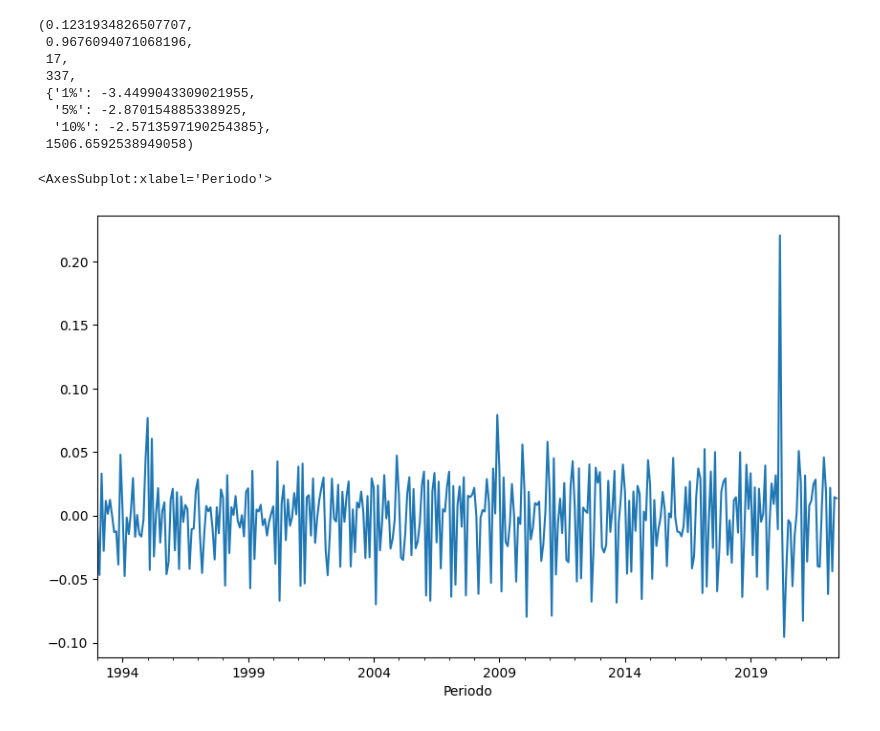
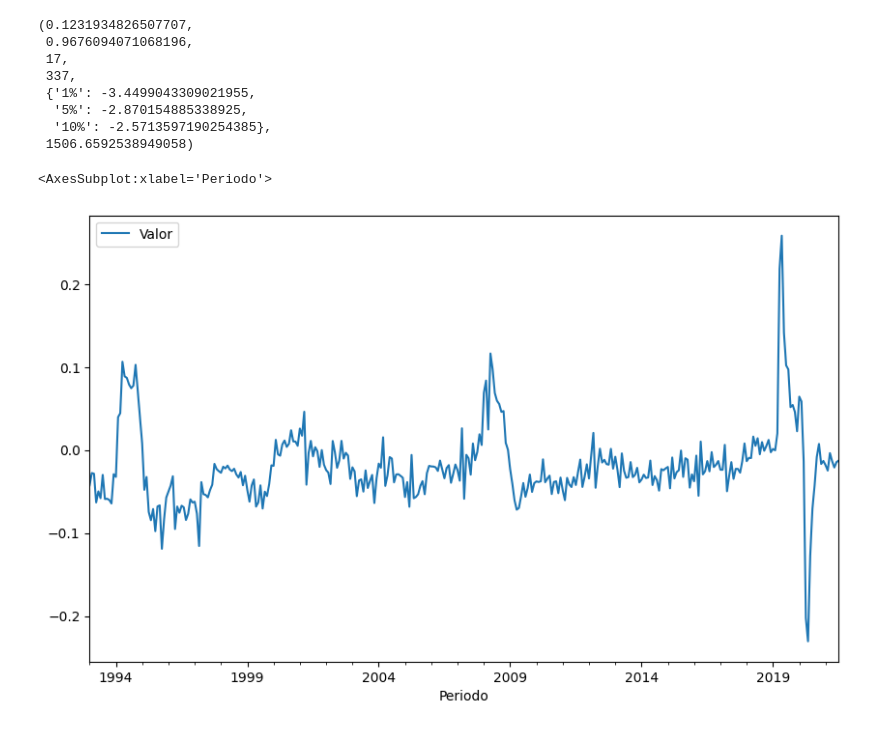
Before and after one commit to alexlohe25/IA_II, a Jupyter notebook: mod_5/arima-sarima.ipynb, the cells around one changed output. Drawn from its saved outputs; the diff is of its cells as text; code cells hidden in the pictures.

```diff
--- a/mod_5/arima-sarima.ipynb
+++ b/mod_5/arima-sarima.ipynb
@@ -90,10 +93,10 @@ adfuller(df_Stationality['Valor'])
 # %%
 df_Stationality.set_index(['Periodo'], inplace = True)
 # %%
-df_Stationality_transformed = pd.Series(np.log(df_Stationality['Valor'])).diff()
-df_Stationality_transformed.dropna()
-
+df_Stationality_transformed = pd.Series(np.log(df_Stationality['Valor'])).diff(12)
+df_Stationality_transformed = df_Stationality_transformed.dropna()
+df_Stationality_transformed = df_Stationality_transformed.to_frame(name='Valor')
 df_Stationality_transformed.plot(figsize=(10,6))
 # %% [output]
 <AxesSubplot:xlabel='Periodo'>
-[figure, old version]
+[figure, new version]
```
Also changed, not shown: parts of 9 cells of this notebook, 1 other file.
